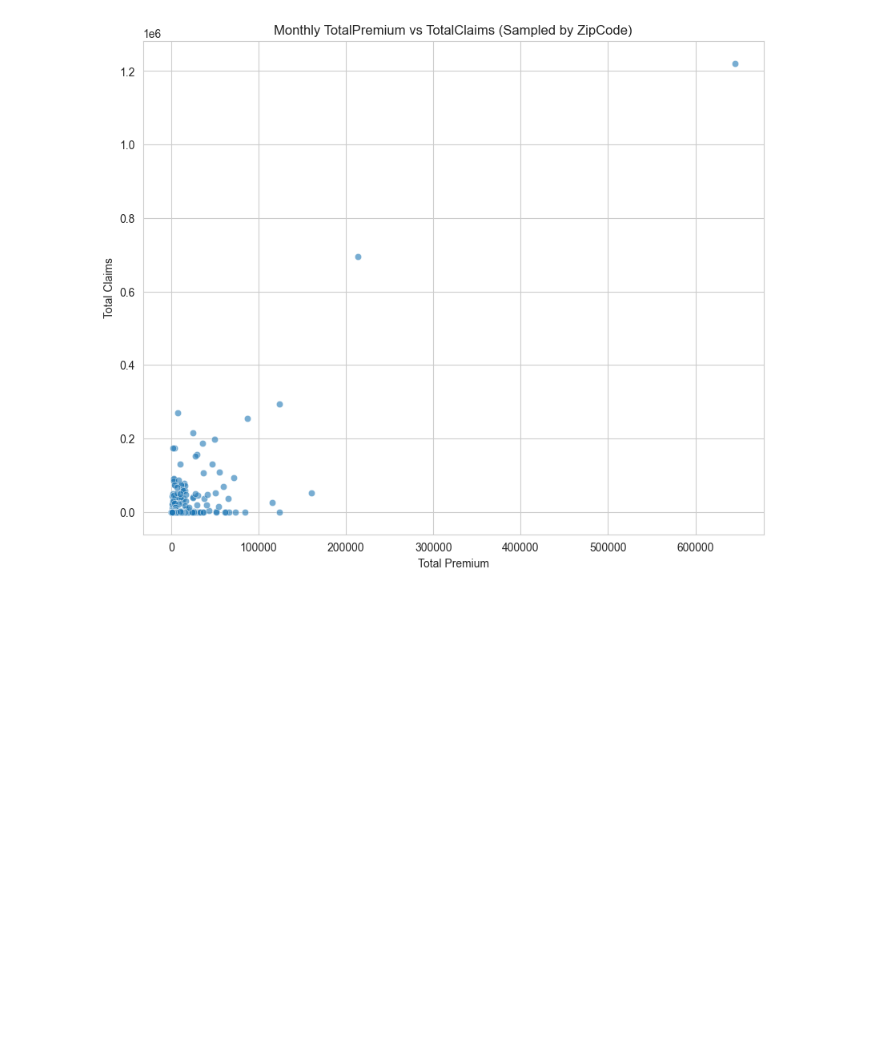
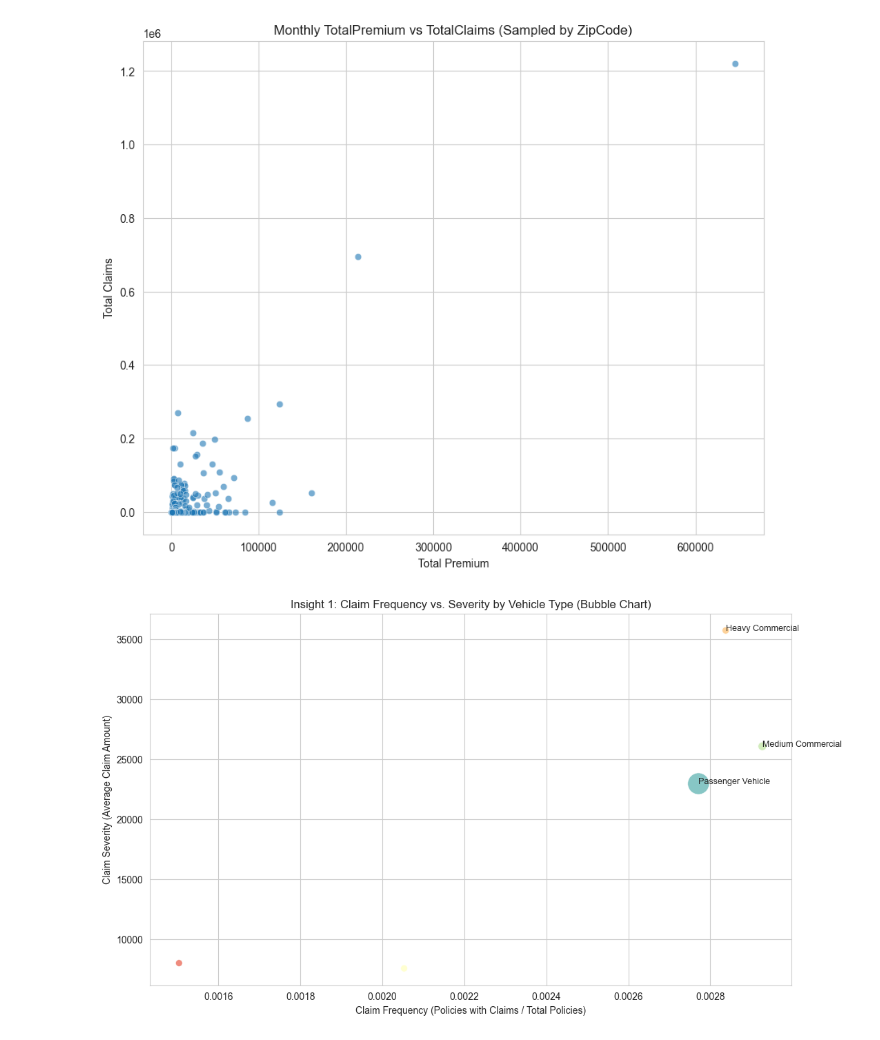
Before and after one commit to Kidus-Yoseph1/Insurance-Risk-Predictive-Modeling, a Jupyter notebook: notebooks/EDA.ipynb, the cells around one changed output. Cells and saved outputs as stored; diff of their text form; code cells hidden in the pictures; blank space fills up the shorter version.

```diff
--- a/notebooks/EDA.ipynb
+++ b/notebooks/EDA.ipynb
@@ -153,3 +219,89 @@ plt.ylabel('Total Claims')
 plt.show()
 # %% [output]
 [figure]
+# %%
+# Creative Plot 1: Claim Frequency vs. Claim Severity by Vehicle Type
+# Claim Frequency = Count of Claims (PolicyCount where Claim > 0) / Total Policies
+# Claim Severity = Average Claim Amount (TotalClaims / Count of Claims where Claim > 0)
+
+# Calculate Claim Frequency
+claim_frequency_df = df.groupby('VehicleType')['TotalClaims'].agg(
+    total_claims='sum',
+    total_premium='sum',
+    policies_with_claims=lambda x: (x > 0).sum(),
+    total_policies='count'
+).reset_index()
+
+claim_frequency_df['ClaimFrequency'] = claim_frequency_df['policies_with_claims'] / claim_frequency_df['total_policies']
+# Calculate Claim Severity (only for policies with claims)
+claim_severity_df = df[df['TotalClaims'] > 0].groupby('VehicleType')['TotalClaims'].mean().reset_index(name='ClaimSeverity')
+
+# Merge for plotting
+risk_metrics_df = claim_frequency_df.merge(claim_severity_df, on='VehicleType', how='left').fillna(0)
+risk_metrics_df = risk_metrics_df[risk_metrics_df['total_policies'] > 500]
+
+plt.figure(figsize=(12, 7))
+sns.scatterplot(
+    data=risk_metrics_df,
+    x='ClaimFrequency',
+    y='ClaimSeverity',
+    size='total_policies',
+    sizes=(50, 500),
+    hue='VehicleType',
+    palette='Spectral',
+    legend=False,
+    alpha=0.7
+)
+# Label top/bottom vehicle types for insight
+for i in risk_metrics_df.sort_values('ClaimSeverity', ascending=False).head(3).index:
+    plt.text(risk_metrics_df['ClaimFrequency'][i], risk_metrics_df['ClaimSeverity'][i], risk_metrics_df['VehicleType'][i], fontsize=9)
+plt.title('Insight 1: Claim Frequency vs. Severity by Vehicle Type (Bubble Chart)')
+plt.xlabel('Claim Frequency (Policies with Claims / Total Policies)')
+plt.ylabel('Claim Severity (Average Claim Amount)')
+plt.show()
+
+
+# Creative Plot 2: Monthly Loss Ratio Trend
+# Helps identify seasonality and temporal risk trends
+monthly_df = df.groupby('TransactionMonth')[['TotalClaims', 'TotalPremium']].sum().reset_index()
+monthly_df['MonthlyLossRatio'] = monthly_df['TotalClaims'] / monthly_df['TotalPremium']
+
+plt.figure(figsize=(14, 6))
+sns.lineplot(
+    data=monthly_df,
+    x='TransactionMonth',
+    y='MonthlyLossRatio',
+    marker='o',
+    color='darkblue'
+)
+plt.axhline(overall_loss_ratio, color='red', linestyle='--', label=f'Overall Loss Ratio: {overall_loss_ratio:.2f}')
+plt.title('Insight 2: Monthly Loss Ratio Trend (Temporal Risk)')
+plt.xlabel('Transaction Month')
+plt.ylabel('Loss Ratio')
+plt.legend()
+plt.xticks(rotation=45)
+plt.show()
+
+# Creative Plot 3: Vehicle Age Distribution vs. Policy Count (Risk Segmentation)
+# Helps understand if new vs. old vehicles dominate the portfolio
+df['VehicleAge'] = df['TransactionMonth'].dt.year - df['RegistrationYear']
+df['VehicleAgeGroup'] = pd.cut(
+    df['VehicleAge'],
+    bins=[-1, 5, 10, 15, np.inf],
+    labels=['0-5 Years (New)', '6-10 Years (Mid)', '11-15 Years (Old)', '15+ Years (Very Old)'],
+    right=True
+)
+age_group_counts = df['VehicleAgeGroup'].value_counts(normalize=True).sort_index()
+
+plt.figure(figsize=(8, 8))
+plt.pie(
+    age_group_counts,
+    labels=age_group_counts.index,
+    autopct='%1.1f%%',
+    startangle=90,
+    colors=sns.color_palette('pastel')
+)
+plt.title('Insight 3: Distribution of Policies by Vehicle Age Group')
+plt.show()
+# %% [output]
+[figure, added]
```
Also changed, not shown: parts of 5 cells of this notebook.
